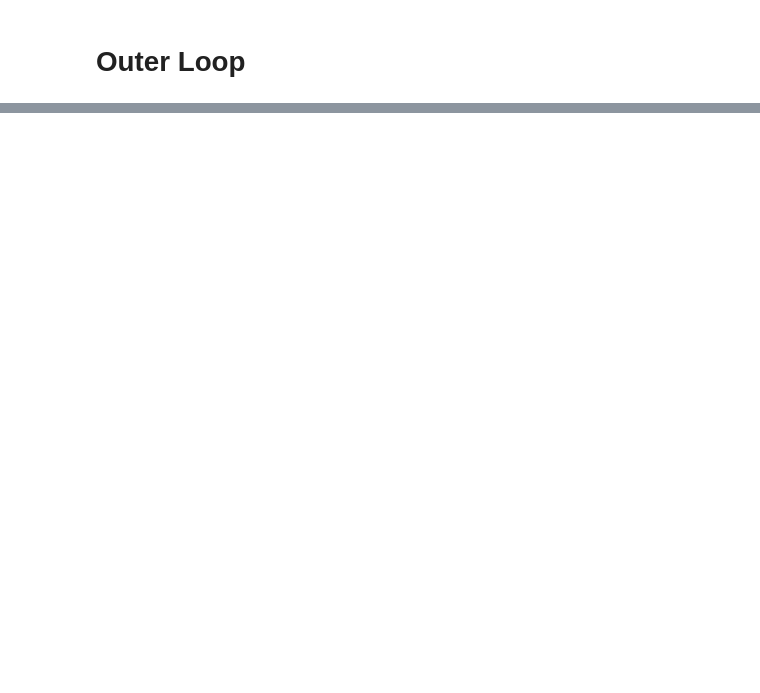
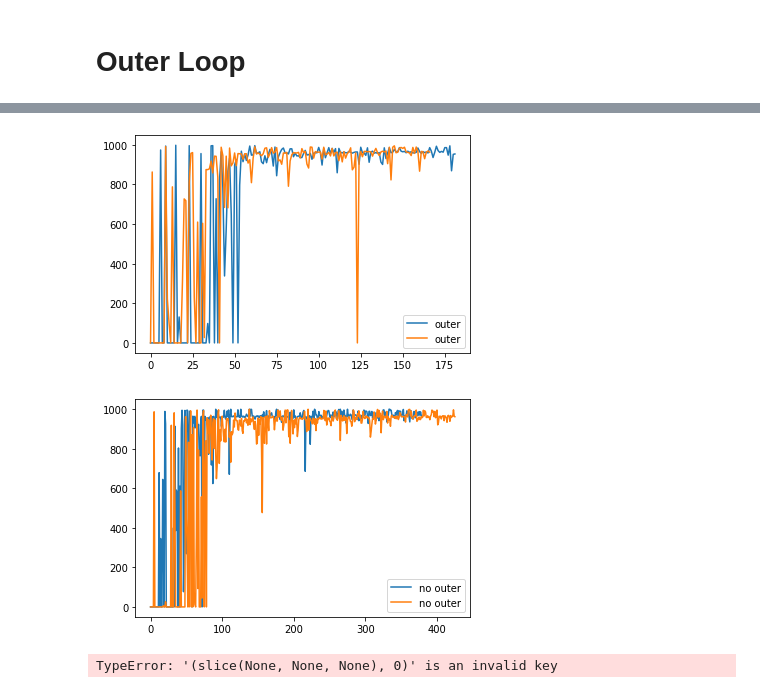
Before and after one commit to yuqingd/sim2real2sim, a Jupyter notebook: Sim2Real2Sim Plots.ipynb, the cells around one changed output, grey strips where cells are left out. Drawn from its saved outputs; the diff is of its cells as text; code cells hidden in the pictures; blank space fills up the shorter version.

```diff
--- a/Sim2Real2Sim Plots.ipynb
+++ b/Sim2Real2Sim Plots.ipynb
@@ -177,0 +275,32 @@ for condition in condition_dict.keys():
+# %%
+noouter1 = parse_tf_events_file("logdir/dmc_cup_catch/dreamer/0124")
+noouter2 = parse_tf_events_file("logdir/dmc_cup_catch/dreamer/01240")
+plt.plot(range(len(noouter1)), noouter1)
+plt.plot(range(len(noouter2)), noouter2)
+plt.legend(["outer", "outer"])
+plt.show()
+outer1 = parse_tf_events_file("logdir/dmc_cup_catch/dreamer/0224")
+outer2 = parse_tf_events_file("logdir/dmc_cup_catch/dreamer/02240")
+plt.plot(range(len(outer1)), outer1)
+plt.plot(range(len(outer2)), outer2)
+plt.legend(["no outer", "no outer"])
+plt.show()
+# %% [output]
+[figure, added]
+[figure, added]
+# %%
+window = 10
+
+no1 = noouter1.rolling(window).mean()
+no2 = noouter2.rolling(window).mean()
+o1 = outer1.rolling(window).mean()
+o2 = outer2.rolling(window).mean()
+
+plt.plot(range(len(no1)), no1.data)
+plt.plot(range(len(no2)), no2)
+plt.plot(range(len(o1)), o1)
+plt.plot(range(len(o1)), o2)
+plt.legend(["outer", "outer", "no outer", "no outer"])
+plt.show()
+# %% [output]
+TypeError: '(slice(None, None, None), 0)' is an invalid key
```
Also changed, not shown: parts of 25 cells of this notebook.
